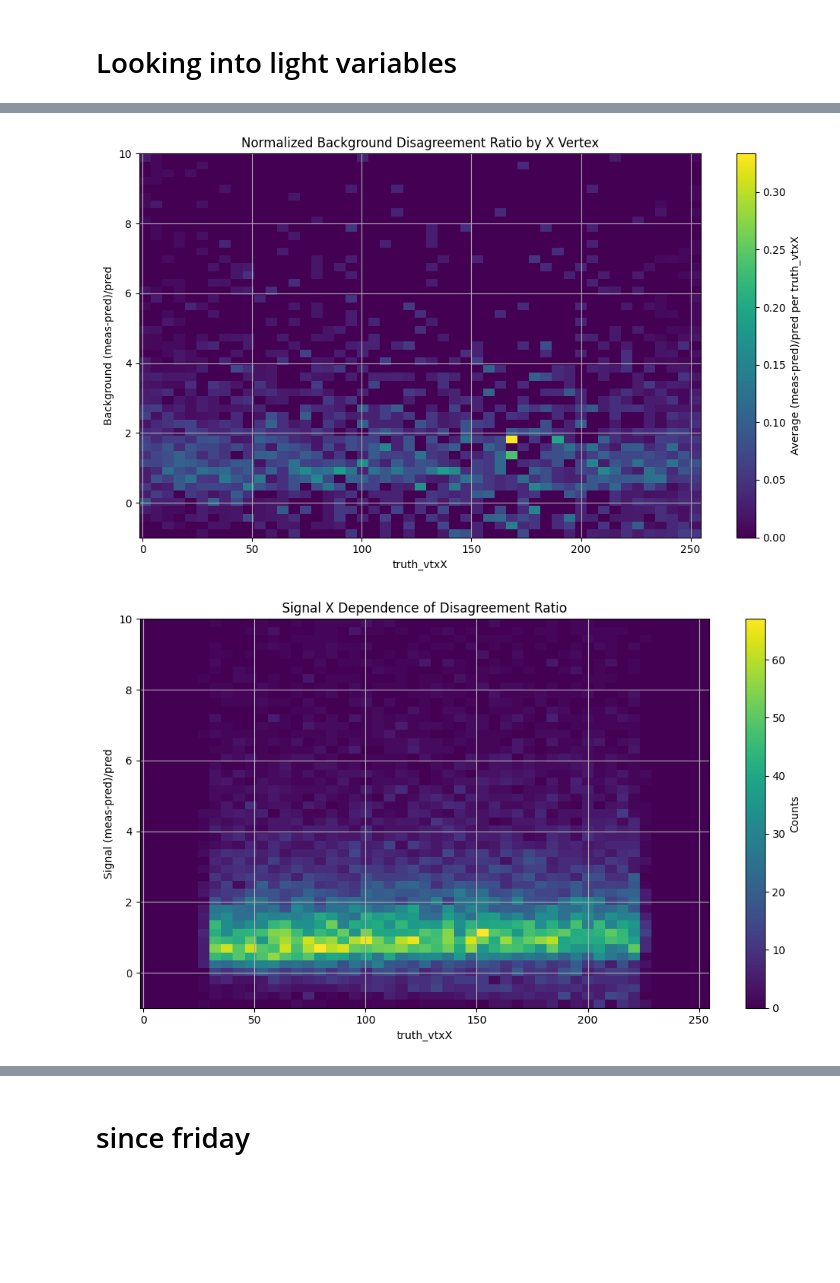
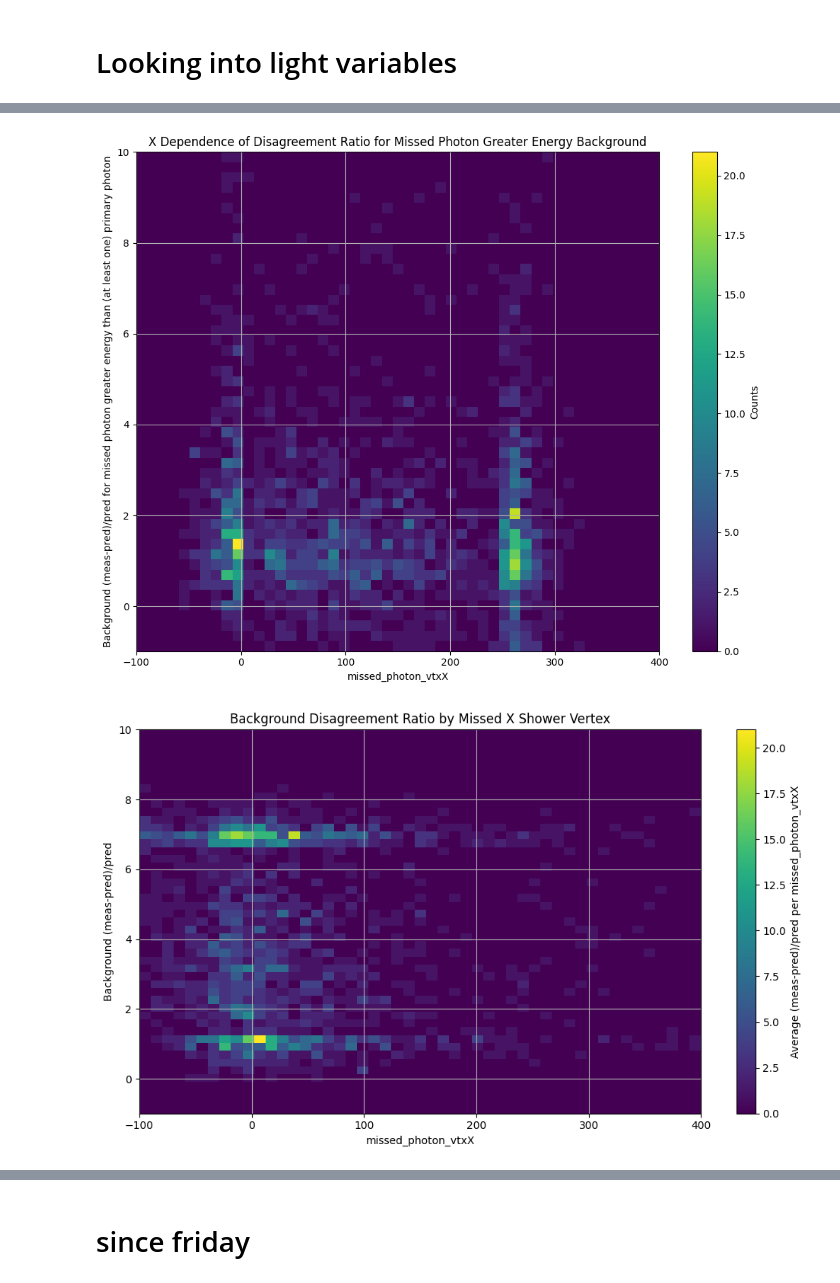
Before and after one commit to kpulido444/REU_uboone_photon_rejection, a Jupyter notebook: SUPRISE_with_blips.ipynb, the cells around one changed output, grey strips where cells are left out. Cells and saved outputs as stored; diff of their text form; code cells hidden in the pictures; blank space fills up the shorter version.

Commit message:
looking at location dependence of pmt vars

```diff
--- a/SUPRISE_with_blips.ipynb
+++ b/SUPRISE_with_blips.ipynb
@@ -954,7 +1002,11 @@ wc_df["reco_backwards_projected_dist"] = backwards_projected_dists
 # %% [markdown]
 ## Unify dfs
 # %%
-every_event_df = pd.concat[]
+all_df = pd.concat([pi0_df, dirt_df, nu_df], axis=0, ignore_index=True)
+all_pi0_df = pd.concat([pi0_pi0_df, dirt_pi0_df, nu_pi0_df], axis=0, ignore_index=True)
+
+signal_df = pd.concat([pi0_signal, nu_signal], axis=0, ignore_index=True)
+background_df = pd.concat([pi0_background, nu_background], axis=0, ignore_index=True)
 # %% [markdown]
 # Looking at blip variables
 # %%
@@ -1285,50 +1476,69 @@ plt.show()
 # look at location dependence of above
 
 # Define your binning (ensure x_bins is consistent across both histograms)
-x_bins = np.linspace(background_df['truth_vtxX'].min(), background_df['truth_vtxX'].max(), 50)
+x_bins = np.linspace(-100, 400, 50)
 y_bins = np.linspace(background_df['meas_minus_pred'].min(), 10, 50)
 
-background_nux = background_df['truth_vtxX'].to_numpy()
-background_disagreement = background_df['meas_minus_pred'].to_numpy()
+missed_vtxX = background_df['missed_photon_vtxX'].to_numpy()
+missed_vtxY = background_df['missed_photon_vtxY'].to_numpy()
+missed_vtxZ = background_df['missed_photon_vtxZ'].to_numpy()
+
+missed_e = background_df['missed_photon_e'].to_numpy()
+
+plot_df = background_df.query('missed_photon_e > .05')
+
+#background_nux = background_df['truth_vtxX'].to_numpy()
+background_disagreement = plot_df['meas_minus_pred'].to_numpy()
 
 # 2D histogram: counts in (X, ratio)
 H2D, xedges, yedges = np.histogram2d(
-    background_df['truth_vtxX'],
-    background_df["meas_minus_pred"],
+    plot_df['missed_photon_vtxX'],
+    plot_df["meas_minus_pred"],
     bins=[x_bins, y_bins]
 )
 
 # 1D histogram: counts per X bin
-H1D, _ = np.histogram(background_df['truth_vtxX'], bins=x_bins)
+H1D, _ = np.histogram(plot_df['missed_photon_vtxX'], bins=x_bins)
 
 # Normalize the 2D histogram by the 1D counts
 H1D = H1D.astype(float)
 H1D[H1D == 0] = np.nan # Avoid division by zero by masking
 
 H2D_norm = (H2D.T / H1D).T  # normalize each column (meas_minus_pred) by row sum in x
 
+plt.figure(figsize=(10, 8))
+plt.hist2d(plot_df['missed_photon_vtxX'],
+    plot_df["meas_minus_pred"], bins=[x_bins , y_bins], cmap='viridis')
+plt.colorbar(label='Counts')
+plt.xlabel('missed_photon_vtxX')
+plt.ylabel('Background (meas-pred)/pred for missed photon greater energy than (at least one) primary photon')
+plt.title('X Dependence of Disagreement Ratio for Missed Photon Greater Energy Background')
+plt.grid(True)
+plt.tight_layout()
+plt.show()
+
 # Plot the normalized 2D histogram
 plt.figure(figsize=(10, 6))
 plt.pcolormesh(xedges, yedges, H2D_norm.T, cmap='viridis')
-plt.colorbar(label='Average (meas-pred)/pred per truth_vtxX')
-plt.xlabel('truth_vtxX')
+plt.colorbar(label='Average (meas-pred)/pred per missed_photon_vtxX')
+plt.xlabel('missed_photon_vtxX')
 plt.ylabel('Background (meas-pred)/pred')
-plt.title('Normalized Background Disagreement Ratio by X Vertex')
+plt.title('Background Disagreement Ratio by Missed X Shower Vertex')
 plt.grid(True)
 plt.tight_layout()
 plt.show()
 
 
 
 plt.figure(figsize=(10, 6))
 plt.hist2d(signal_df['truth_vtxX'], signal_df["meas_minus_pred"], bins=[x_bins , y_bins], cmap='viridis')
 plt.colorbar(label='Counts')
 plt.xlabel('truth_vtxX')
 plt.ylabel('Signal (meas-pred)/pred')
 plt.title('Signal X Dependence of Disagreement Ratio')
 plt.grid(True)
 plt.tight_layout()
 plt.show()
 # %% [output]
-[figure, old version]
+[figure, new version]
-[figure, old version]
+[figure, new version]
```
Also changed, not shown: parts of 21 cells of this notebook, 1 other file.
